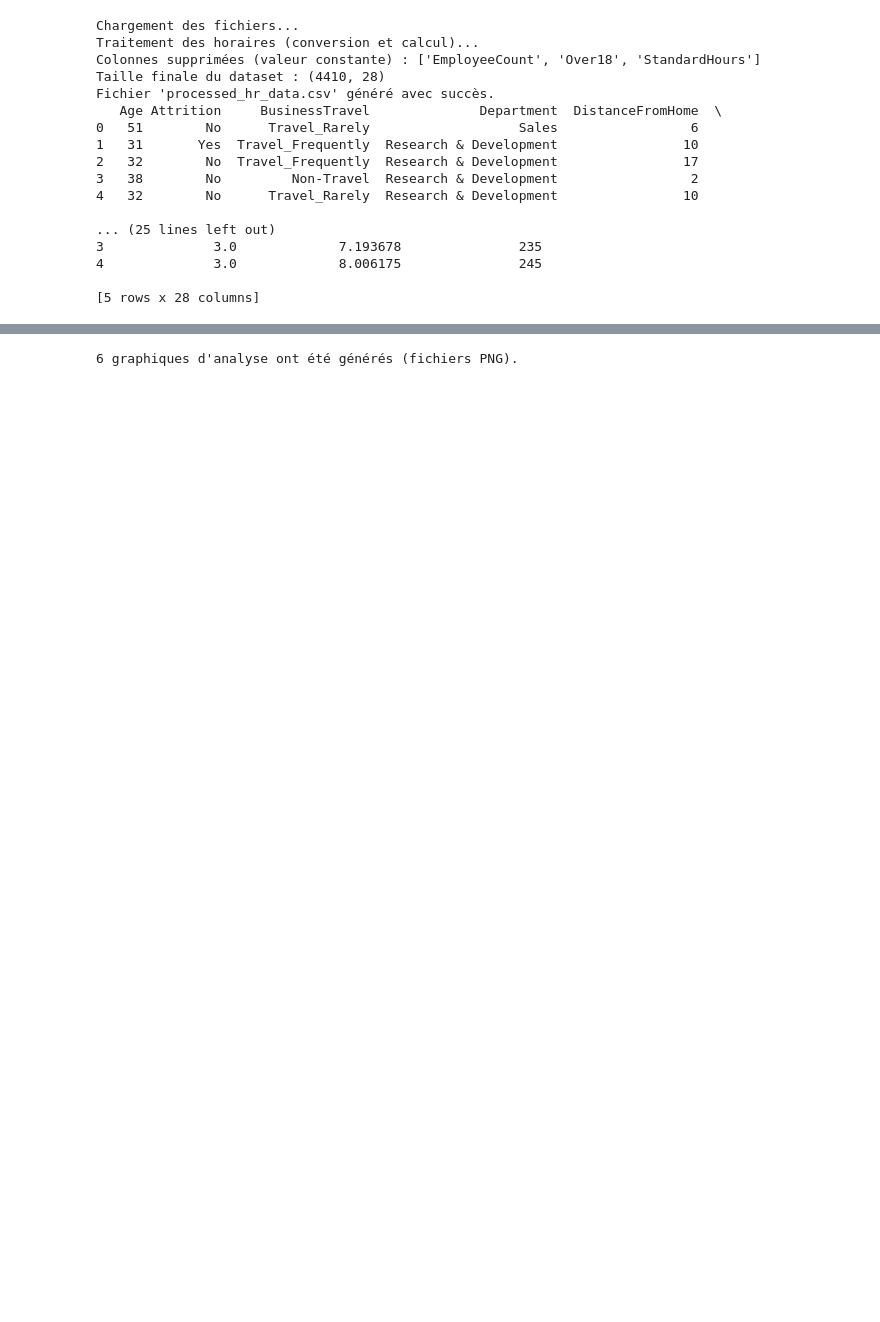
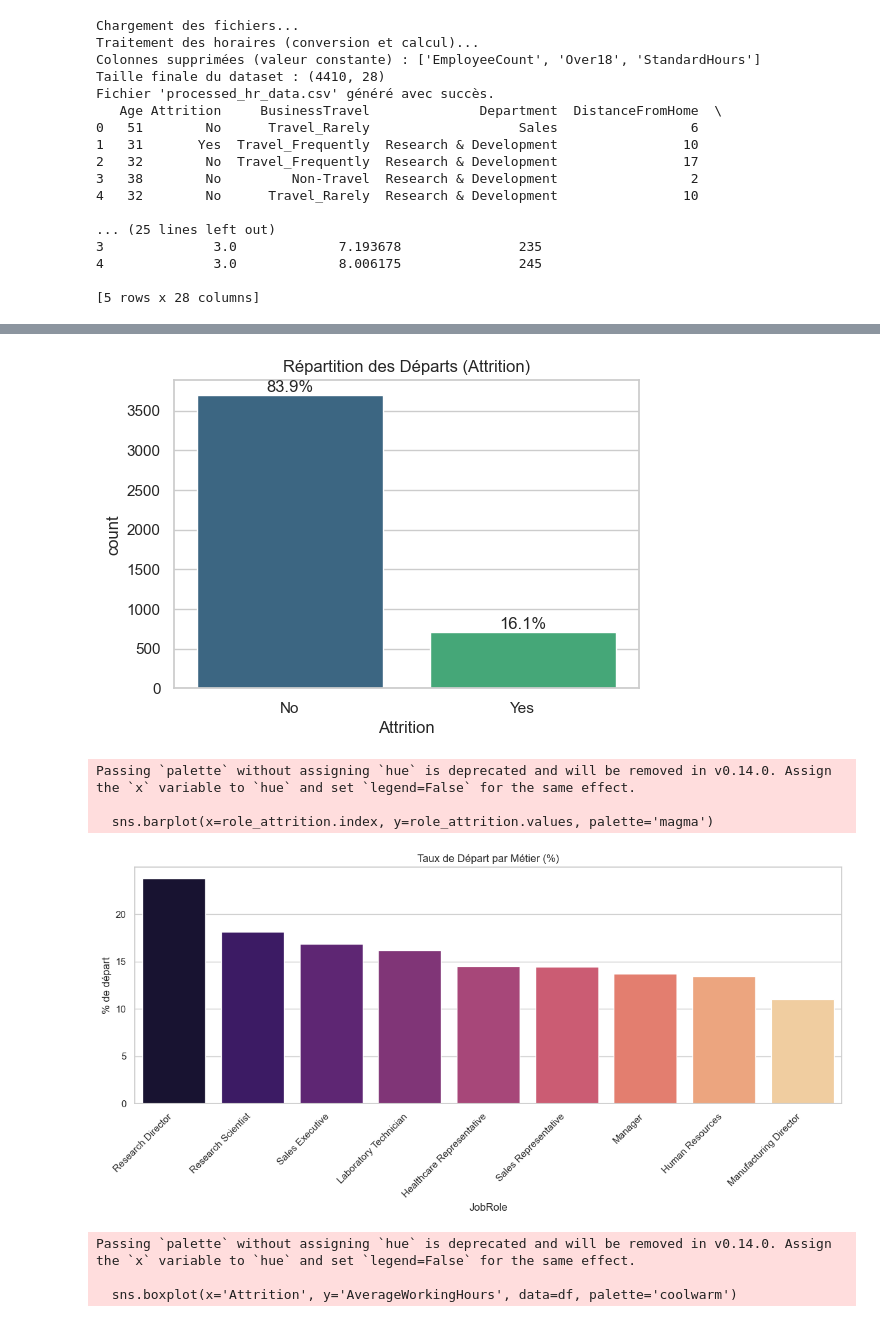
Before and after one commit to Fire-90/CESI_AI_Machine_Learning, a Jupyter notebook: Traitement.ipynb, the cells around one changed output, grey strips where cells are left out. Drawn from its saved outputs; the diff is of its cells as text; code cells hidden in the pictures; blank space fills up the shorter version.

```diff
--- a/Traitement.ipynb
+++ b/Traitement.ipynb
@@ -93,82 +93,68 @@ import pandas as pd
 import matplotlib.pyplot as plt
 import seaborn as sns
 
-def analyze_hr_data():
+def analyze_and_show():
     # 1. Chargement des données traitées
+    # Assurez-vous que le fichier est bien dans le même dossier
     df = pd.read_csv('processed_hr_data.csv')
 
-    # Configuration du style
+    # Configuration du style pour un affichage propre dans le notebook
     sns.set(style="whitegrid")
 
-    # --- GRAPHIQUE 1 : Distribution de la Cible (Attrition) ---
+    # --- GRAPHIQUE 1 : Distribution Globale ---
     plt.figure(figsize=(6, 4))
     ax = sns.countplot(x='Attrition', data=df, palette='viridis')
-    plt.title('Répartition des Départs (Attrition)', fontsize=14)
-    # Ajout des pourcentages
+    plt.title('Répartition des Départs (Attrition)')
+
+    # Ajout des pourcentages sur les barres
     total = len(df)
     for p in ax.patches:
         percentage = '{:.1f}%'.format(100 * p.get_height()/total)
         x = p.get_x() + p.get_width()/2
         y = p.get_height()
         ax.annotate(percentage, (x, y), ha='center', va='bottom')
-    plt.savefig('analyse_1_attrition_globale.png')
-    plt.close()
 
-    # --- GRAPHIQUE 2 : Taux de départ par Métier (JobRole) ---
-    # On calcule le % de départ pour chaque métier pour voir les plus touchés
+    plt.show()  # <--- Affiche le graphe directement
+
+    # --- GRAPHIQUE 2 : Départ par Métier ---
+    # Calcul du taux de départ
     role_attrition = df.groupby('JobRole')['Attrition'].apply(lambda x: (x == 'Yes').mean() * 100).sort_values(ascending=False)
 
     plt.figure(figsize=(12, 6))
     sns.barplot(x=role_attrition.index, y=role_attrition.values, palette='magma')
     plt.xticks(rotation=45, ha='right')
-    plt.title('Taux de Départ par Métier (%)', fontsize=14)
-    plt.ylabel('Pourcentage de départ')
+    plt.title('Taux de Départ par Métier (%)')
+    plt.ylabel('% de départ')
     plt.tight_layout()
-    plt.savefig('analyse_2_attrition_metier.png')
-    plt.close()
+    plt.show()
 
-    # --- GRAPHIQUE 3 : Impact des Heures de Travail (La nouvelle feature) ---
+    # --- GRAPHIQUE 3 : Heures de Travail (Le facteur clé) ---
     plt.figure(figsize=(8, 6))
     sns.boxplot(x='Attrition', y='AverageWorkingHours', data=df, palette='coolwarm')
-    plt.title('Heures de Travail Moyennes : Ceux qui partent vs Ceux qui restent', fontsize=14)
-    plt.ylabel('Heures moyennes par jour')
-    plt.savefig('analyse_3_working_hours.png')
-    plt.close()
+    plt.title('Comparaison des Heures de Travail Moyennes')
+    plt.ylabel('Heures / Jour')
+    plt.show()
 
-    # --- GRAPHIQUE 4 : Impact de l'Ancienneté (YearsAtCompany) ---
+    # --- GRAPHIQUE 4 : Ancienneté ---
     plt.figure(figsize=(10, 6))
-    sns.kdeplot(data=df[df['Attrition'] == 'Yes']['YearsAtCompany'], label='Départ (Yes)', shade=True, color='red')
-    sns.kdeplot(data=df[df['Attrition'] == 'No']['YearsAtCompany'], label='Reste (No)', shade=True, color='blue')
-    plt.title("Distribution de l'Ancienneté selon le Départ", fontsize=14)
+    sns.kdeplot(data=df[df['Attrition'] == 'Yes']['YearsAtCompany'], label='Départ (Yes)', fill=True, color='red', alpha=0.3)
+    sns.kdeplot(data=df[df['Attrition'] == 'No']['YearsAtCompany'], label='Reste (No)', fill=True, color='blue', alpha=0.3)
+    plt.title("Distribution de l'Ancienneté")
     plt.legend()
-    plt.savefig('analyse_4_anciennete.png')
-    plt.close()
+    plt.show()
 
-    # --- GRAPHIQUE 5 : Satisfaction vs Départ ---
-    # Comparaison JobSatisfaction
-    plt.figure(figsize=(8, 6))
-    sns.countplot(x='JobSatisfaction', hue='Attrition', data=df, palette='Set2')
-    plt.title('Satisfaction au Travail et Départ', fontsize=14)
-    plt.savefig('analyse_5_satisfaction.png')
-    plt.close()
-
-    # --- GRAPHIQUE 6 : Matrice de Corrélation ---
-    # Sélection des variables numériques clés
+    # --- GRAPHIQUE 5 : Matrice de Corrélation ---
     cols = ['Age', 'MonthlyIncome', 'AverageWorkingHours', 'YearsAtCompany',
             'DistanceFromHome', 'NumCompaniesWorked', 'TrainingTimesLastYear']
     corr = df[cols].corr()
 
     plt.figure(figsize=(10, 8))
     sns.heatmap(corr, annot=True, cmap='coolwarm', fmt=".2f", linewidths=.5)
-    plt.title('Matrice de Corrélation des Variables Clés', fontsize=14)
-    plt.tight_layout()
-    plt.savefig('analyse_6_correlation.png')
-    plt.close()
-
-    print("6 graphiques d'analyse ont été générés (fichiers PNG).")
+    plt.title('Matrice de Corrélation')
+    plt.show()
 
 if __name__ == "__main__":
-    analyze_hr_data()
+    analyze_and_show()
 # %% [output]
 Passing `palette` without assigning `hue` is deprecated and will be removed in v0.14.0. Assign the `x` variable to `hue` and set `legend=False` for the same effect.
 
@@ -190 +162,8 @@ This will become an error in seaborn v0.14.0; please update your code.
+[figure, added]
-6 graphiques d'analyse ont été générés (fichiers PNG).
+Passing `palette` without assigning `hue` is deprecated and will be removed in v0.14.0. Assign the `x` variable to `hue` and set `legend=False` for the same effect.
+
+  sns.barplot(x=role_attrition.index, y=role_attrition.values, palette='magma')
+[figure, added]
+Passing `palette` without assigning `hue` is deprecated and will be removed in v0.14.0. Assign the `x` variable to `hue` and set `legend=False` for the same effect.
+
+  sns.boxplot(x='Attrition', y='AverageWorkingHours', data=df, palette='coolwarm')
```
Also changed, not shown: parts of 1 cell of this notebook.
